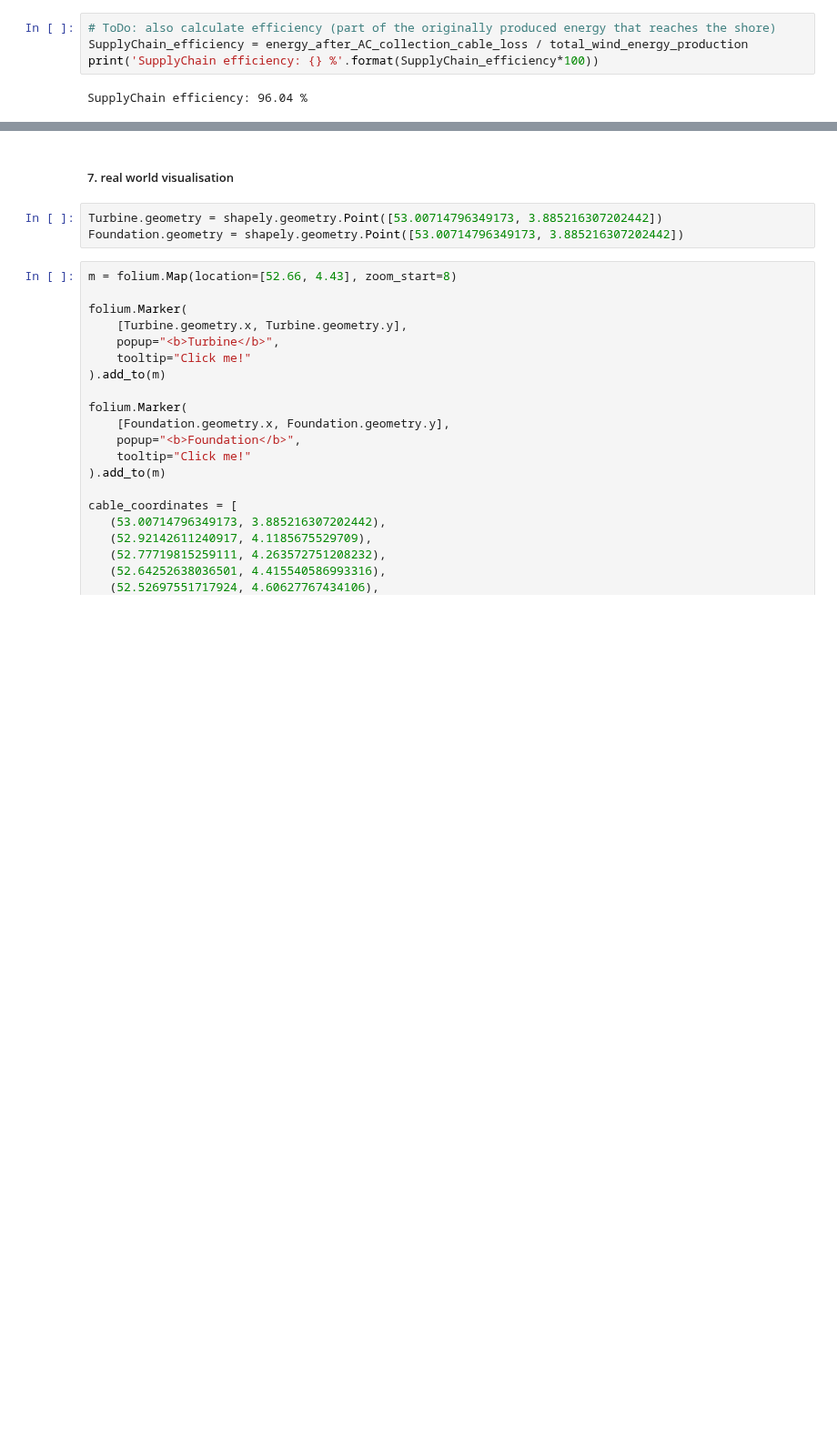
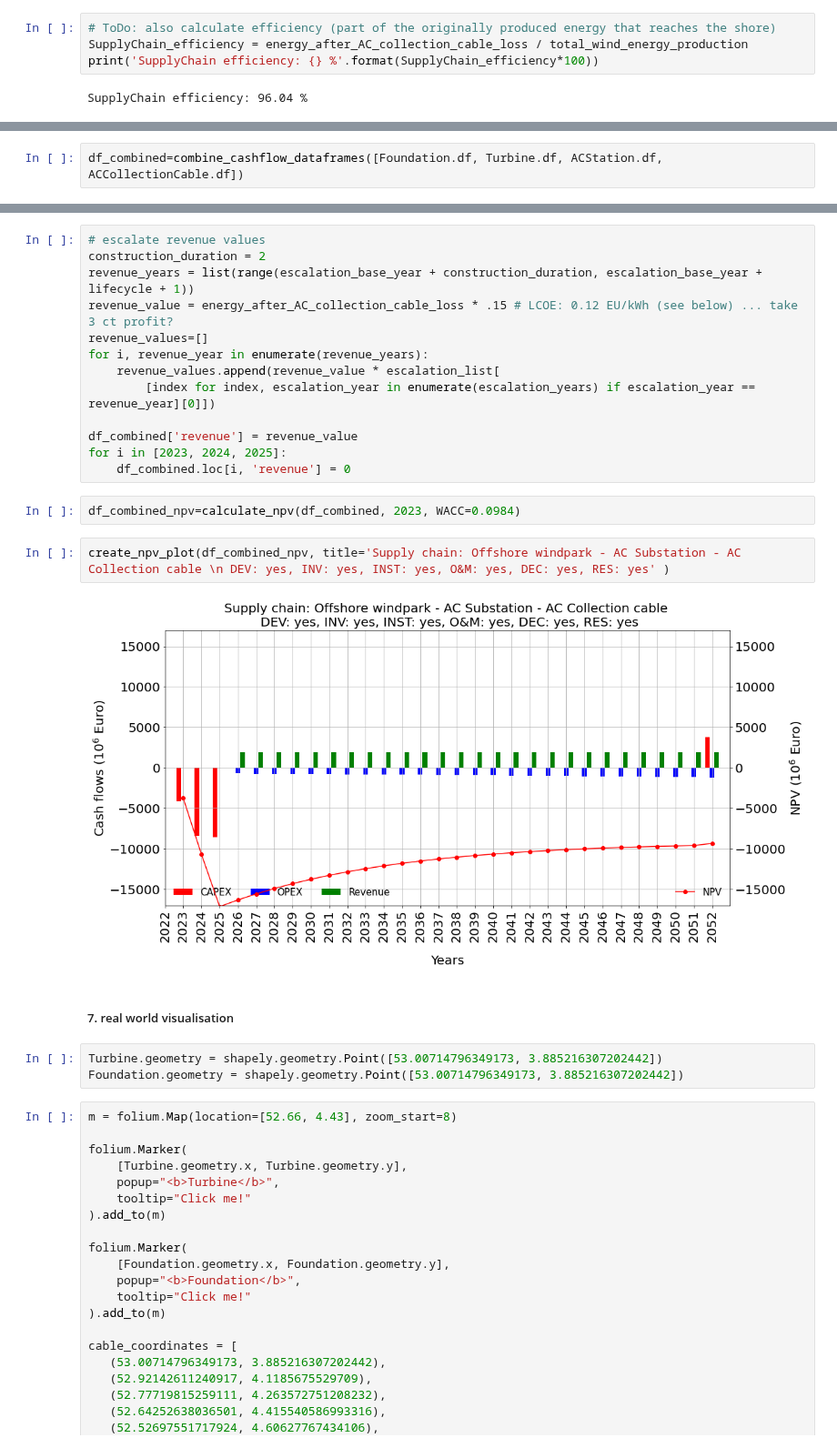
Before and after one commit to VanOord/OpenSCSim, a Jupyter notebook: Case 4B - Offshore windfarm - AC Substation - AC Collection cable.ipynb, the cells around one changed output, grey strips where cells are left out. Shown at 91% size. Cells and saved outputs as stored; diff of their text form; blank space fills up the shorter version.

```diff
--- a/Case 4B - Offshore windfarm - AC Substation - AC Collection cable.ipynb
+++ b/Case 4B - Offshore windfarm - AC Substation - AC Collection cable.ipynb
@@ -370,0 +266,2 @@ SupplyChain efficiency: 96.04 %
+# %%
+df_combined=combine_cashflow_dataframes([Foundation.df, Turbine.df, ACStation.df, ACCollectionCable.df])
@@ -371,3 +294,22 @@ SupplyChain efficiency: 96.04 %
+# %%
+# escalate revenue values
+construction_duration = 2
+revenue_years = list(range(escalation_base_year + construction_duration, escalation_base_year + lifecycle + 1))
+revenue_value = energy_after_AC_collection_cable_loss * .15 # LCOE: 0.12 EU/kWh (see below) ... take 3 ct profit?
+revenue_values=[]
+for i, revenue_year in enumerate(revenue_years):
+    revenue_values.append(revenue_value * escalation_list[
+        [index for index, escalation_year in enumerate(escalation_years) if escalation_year == revenue_year][0]])
+
+df_combined['revenue'] = revenue_value
+for i in [2023, 2024, 2025]:
+    df_combined.loc[i, 'revenue'] = 0
+# %%
+df_combined_npv=calculate_npv(df_combined, 2023, WACC=0.0984)
+# %%
+create_npv_plot(df_combined_npv, title='Supply chain: Offshore windpark - AC Substation - AC Collection cable \n DEV: yes, INV: yes, INST: yes, O&M: yes, DEC: yes, RES: yes' )
+# %% [output]
+[figure, added]
 # %% [markdown]
 ##### 7. real world visualisation
 # %%
```
Also changed, not shown: parts of 18 cells of this notebook, 2 other files.
